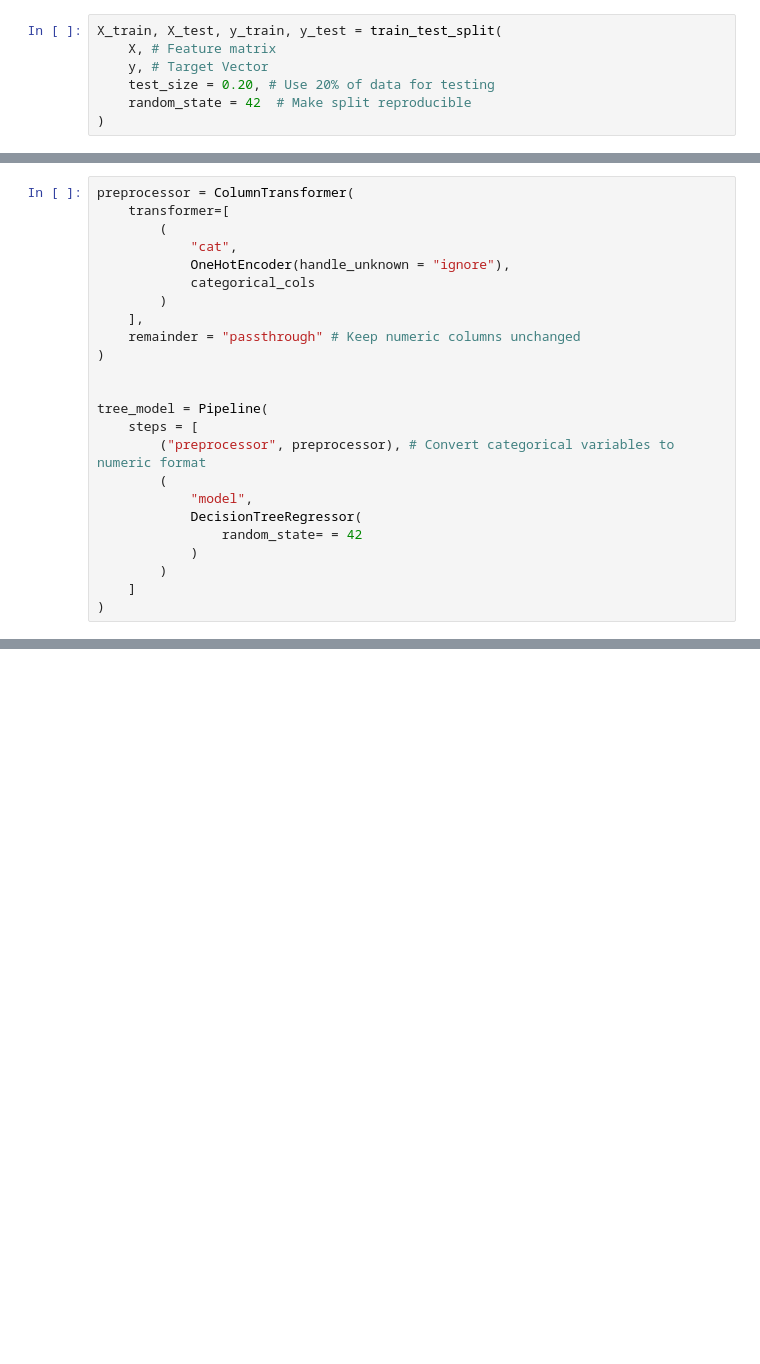
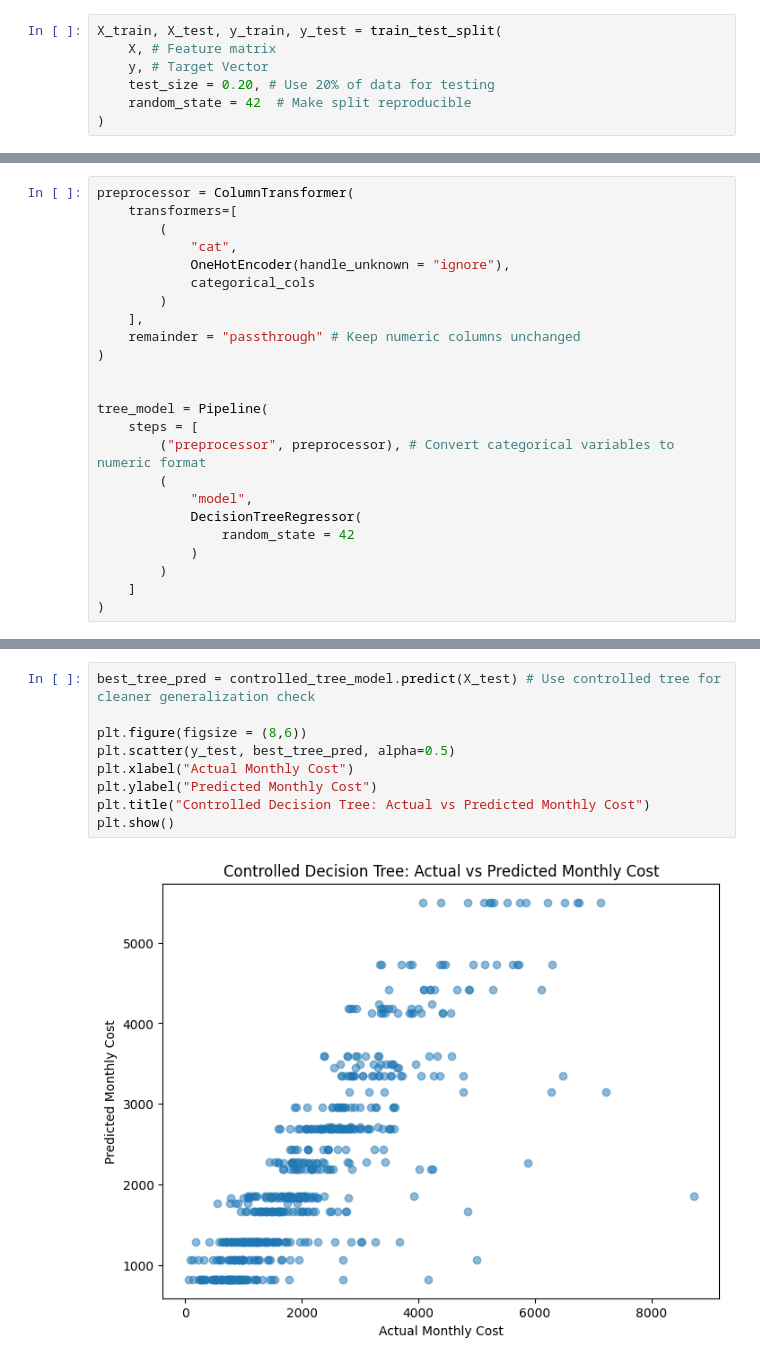
Before and after one commit to doyounghi/Healthcare-data-analysis, a Jupyter notebook: 01_mock_member_health_analysis/notebooks/10_tree_based_regression.ipynb, the cells around one changed output, grey strips where cells are left out. Cells and saved outputs as stored; diff of their text form; blank space fills up the shorter version.

```diff
--- a/01_mock_member_health_analysis/notebooks/10_tree_based_regression.ipynb
+++ b/01_mock_member_health_analysis/notebooks/10_tree_based_regression.ipynb
@@ -63,6 +74,6 @@ X_train, X_test, y_train, y_test = train_test_split(
 # %%
 preprocessor = ColumnTransformer(
-    transformer=[
+    transformers=[
         (
             "cat",
             OneHotEncoder(handle_unknown = "ignore"),
@@ -79,7 +90,7 @@ tree_model = Pipeline(
         (
             "model",
             DecisionTreeRegressor(
-                random_state= = 42
+                random_state = 42
             )
         )
     ]
@@ -131,0 +210,11 @@ controlled_tree_model.fit(X_train, y_train) # Train controlled tree
+# %%
+best_tree_pred = controlled_tree_model.predict(X_test) # Use controlled tree for cleaner generalization check
+
+plt.figure(figsize = (8,6))
+plt.scatter(y_test, best_tree_pred, alpha=0.5)
+plt.xlabel("Actual Monthly Cost")
+plt.ylabel("Predicted Monthly Cost")
+plt.title("Controlled Decision Tree: Actual vs Predicted Monthly Cost")
+plt.show()
+# %% [output]
+[figure, added]
```
Also changed, not shown: parts of 27 cells of this notebook, 1 other file.
